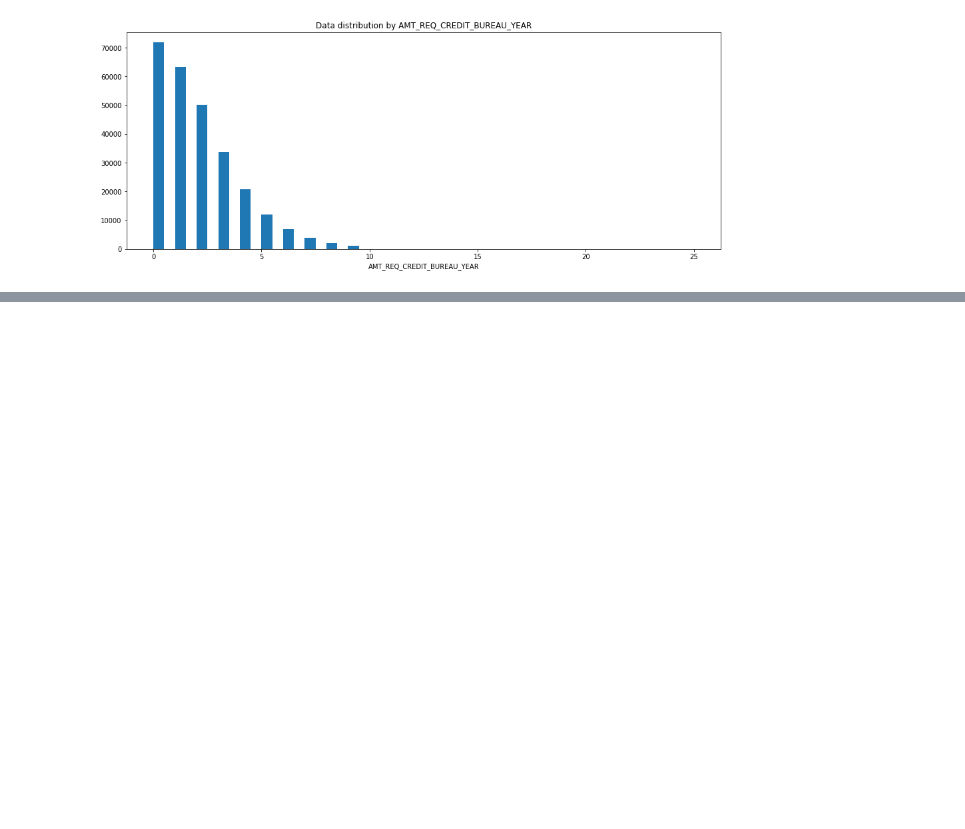
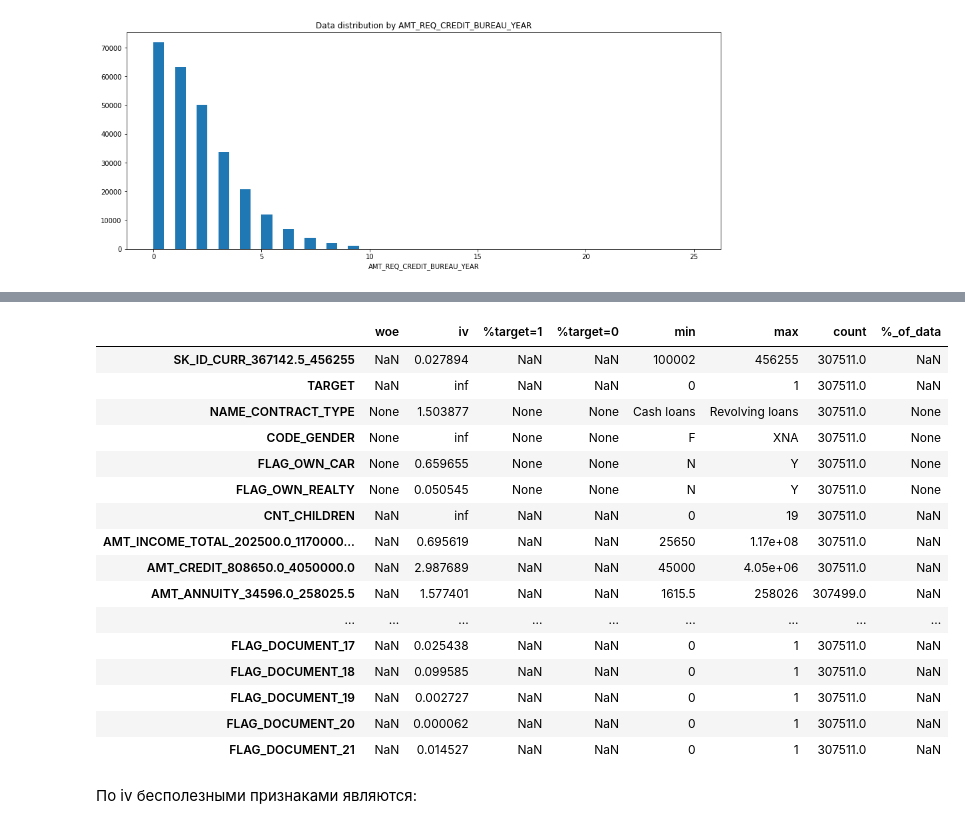
Before and after one commit to nuwanda57/HomeCredit1, a Jupyter notebook: exploration.ipynb, the cells around one changed output, grey strips where cells are left out. Cells and saved outputs as stored; diff of their text form; code cells hidden in the pictures; blank space fills up the shorter version.

```diff
--- a/exploration.ipynb
+++ b/exploration.ipynb
@@ -471,0 +692,22 @@ draw_hists_for_numerical_columns(AMT_GROUP_CATEGORICAL, amt_application)
+# %%
+main_woe_table
+# %% [output]
+|  | woe | iv | %target=1 | %target=0 | min | max | count | %_of_data |
+| SK_ID_CURR_367142.5_456255 | NaN | 0.027894 | NaN | NaN | 100002 | 456255 | 307511.0 | NaN |
+| TARGET | NaN | inf | NaN | NaN | 0 | 1 | 307511.0 | NaN |
+| NAME_CONTRACT_TYPE | None | 1.503877 | None | None | Cash loans | Revolving loans | 307511.0 | None |
+| CODE_GENDER | None | inf | None | None | F | XNA | 307511.0 | None |
+| FLAG_OWN_CAR | None | 0.659655 | None | None | N | Y | 307511.0 | None |
+| FLAG_OWN_REALTY | None | 0.050545 | None | None | N | Y | 307511.0 | None |
+| CNT_CHILDREN | NaN | inf | NaN | NaN | 0 | 19 | 307511.0 | NaN |
+| AMT_INCOME_TOTAL_202500.0_1170000... | NaN | 0.695619 | NaN | NaN | 25650 | 1.17e+08 | 307511.0 | NaN |
+| AMT_CREDIT_808650.0_4050000.0 | NaN | 2.987689 | NaN | NaN | 45000 | 4.05e+06 | 307511.0 | NaN |
+| AMT_ANNUITY_34596.0_258025.5 | NaN | 1.577401 | NaN | NaN | 1615.5 | 258026 | 307499.0 | NaN |
+| ... | ... | ... | ... | ... | ... | ... | ... | ... |
+| FLAG_DOCUMENT_17 | NaN | 0.025438 | NaN | NaN | 0 | 1 | 307511.0 | NaN |
+| FLAG_DOCUMENT_18 | NaN | 0.099585 | NaN | NaN | 0 | 1 | 307511.0 | NaN |
+| FLAG_DOCUMENT_19 | NaN | 0.002727 | NaN | NaN | 0 | 1 | 307511.0 | NaN |
+| FLAG_DOCUMENT_20 | NaN | 0.000062 | NaN | NaN | 0 | 1 | 307511.0 | NaN |
+| FLAG_DOCUMENT_21 | NaN | 0.014527 | NaN | NaN | 0 | 1 | 307511.0 | NaN |
+# %% [markdown]
+По iv бесполезными признаками являются:
```
Also changed, not shown: parts of 20 cells of this notebook.
